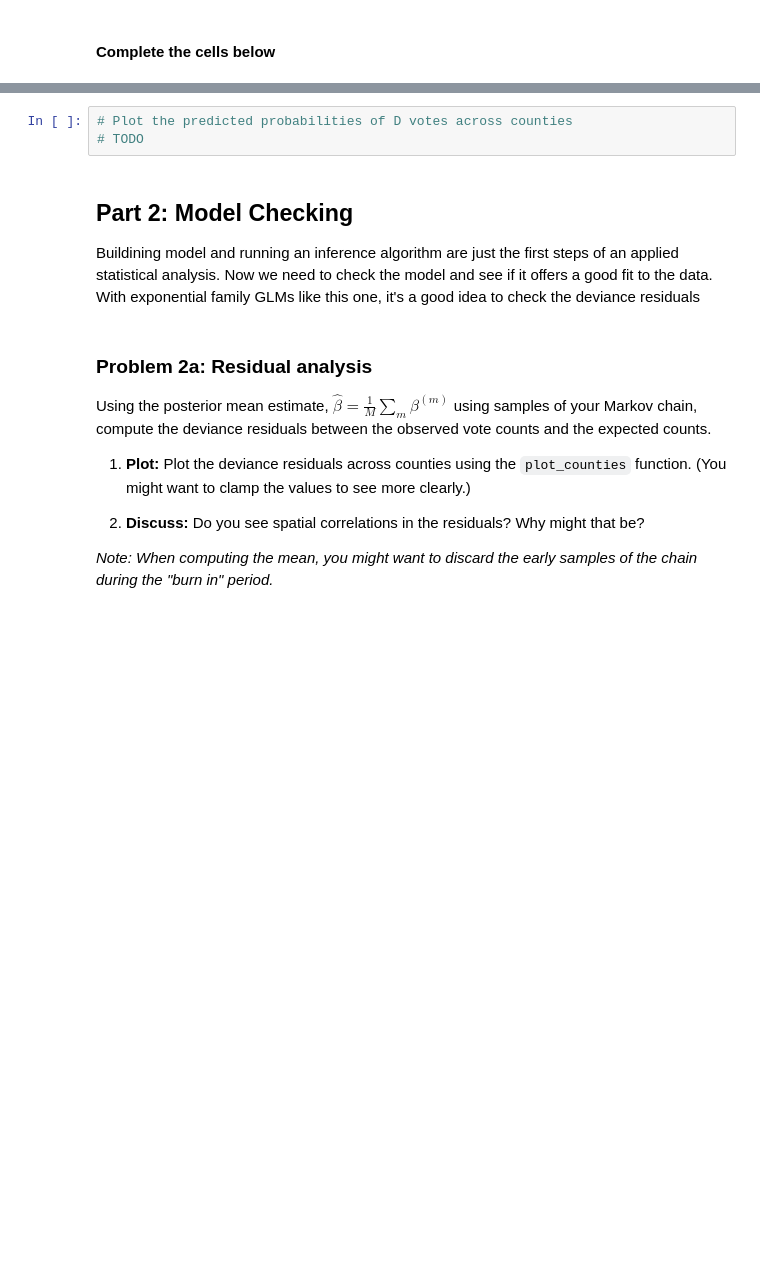
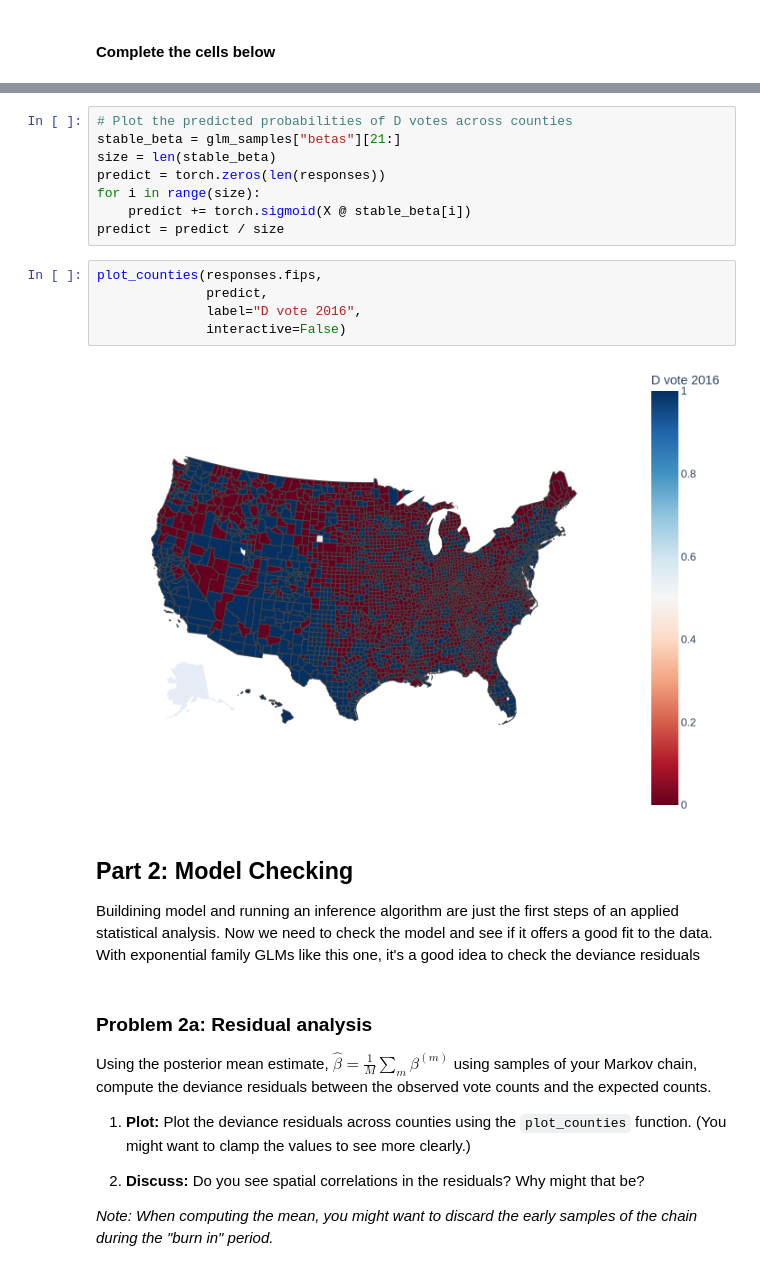
Before and after one commit to fatday/My-Grad-Math-Works, a Jupyter notebook: assignments/hw2/hw2.ipynb, the cells around one changed output, grey strips where cells are left out. Saved outputs shown, nothing was run; the diff lists cells and outputs as text; blank space fills up the shorter version.

```diff
--- a/assignments/hw2/hw2.ipynb
+++ b/assignments/hw2/hw2.ipynb
@@ -619,6 +672,18 @@ glm_samples = glm.gibbs(y, N, X,
-# %%
-# Plot the predicted probabilities of D votes across counties
-# TODO
+# %%
+# Plot the predicted probabilities of D votes across counties
+stable_beta = glm_samples["betas"][21:]
+size = len(stable_beta)
+predict = torch.zeros(len(responses))
+for i in range(size):
+    predict += torch.sigmoid(X @ stable_beta[i])
+predict = predict / size
+# %%
+plot_counties(responses.fips,
+              predict,
+              label="D vote 2016",
+              interactive=False)
+# %% [output]
+[figure, added]
 # %% [markdown]
 ## Part 2: Model Checking
 
```
Also changed, not shown: parts of 17 cells of this notebook.
